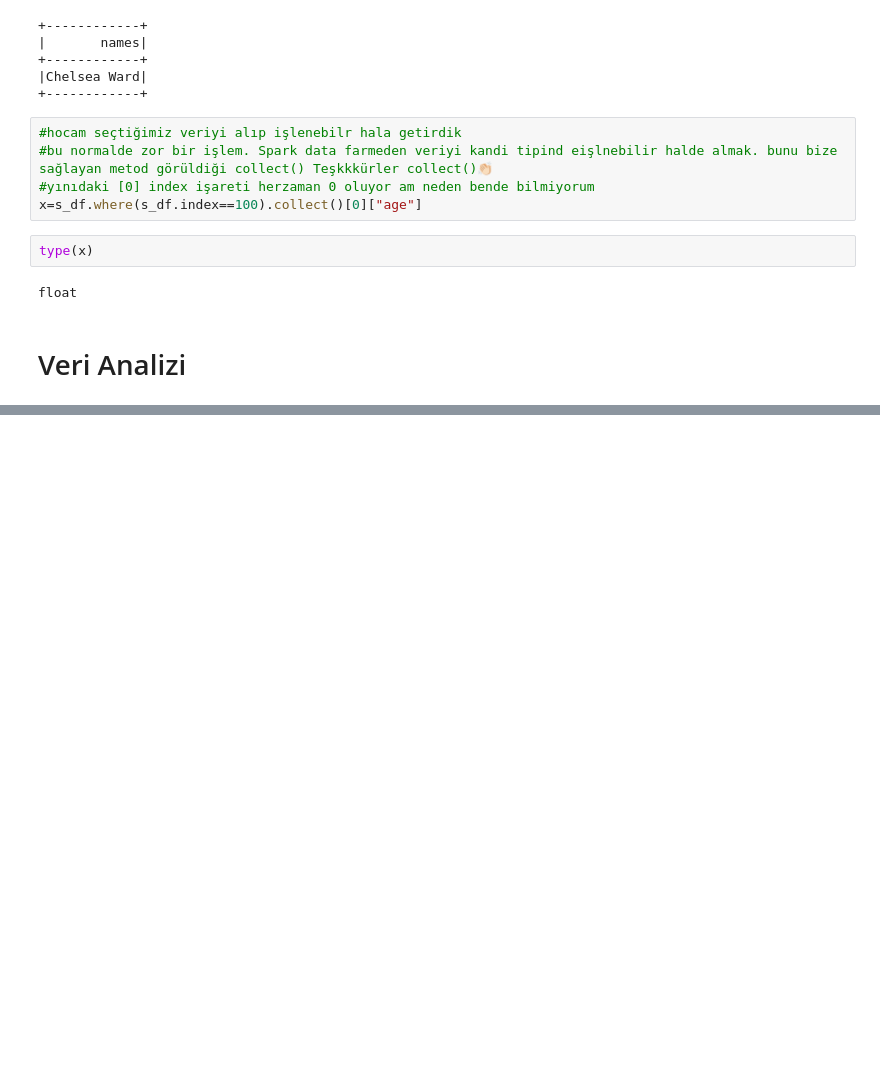
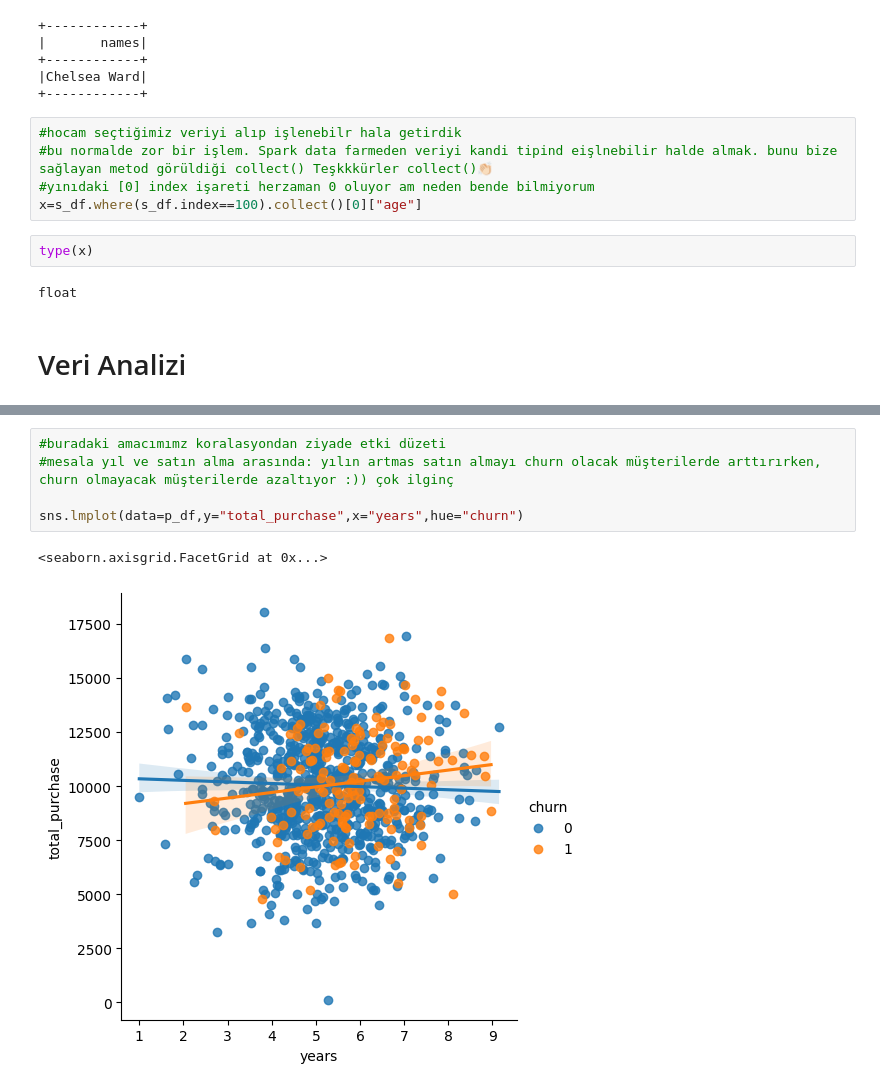
Before and after one commit to GokceSoylu/Machine_Learing, a Jupyter notebook: BigData/BigData_ML.ipynb, the cells around one changed output, grey strips where cells are left out. Drawn from its saved outputs; the diff is of its cells as text; blank space fills up the shorter version.

```diff
--- a/BigData/BigData_ML.ipynb
+++ b/BigData/BigData_ML.ipynb
@@ -241,0 +332,8 @@ float
+# %%
+#buradaki amacımımz koralasyondan ziyade etki düzeti
+#mesala yıl ve satın alma arasında: yılın artmas satın almayı churn olacak müşterilerde arttırırken, churn olmayacak müşterilerde azaltıyor :)) çok ilginç
+
+sns.lmplot(data=p_df,y="total_purchase",x="years",hue="churn")
+# %% [output]
+<seaborn.axisgrid.FacetGrid at 0x...>
+[figure, added]
```
Also changed, not shown: parts of 12 cells of this notebook.
